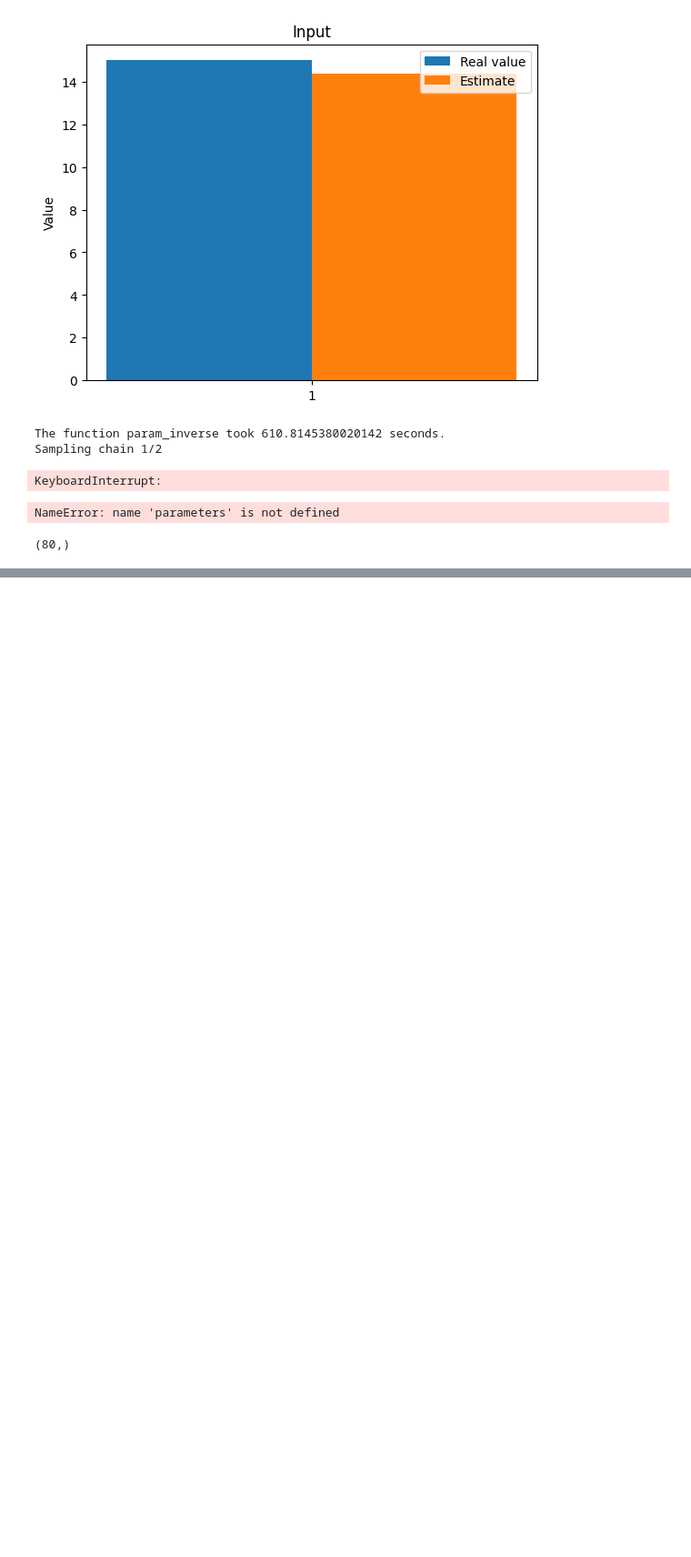
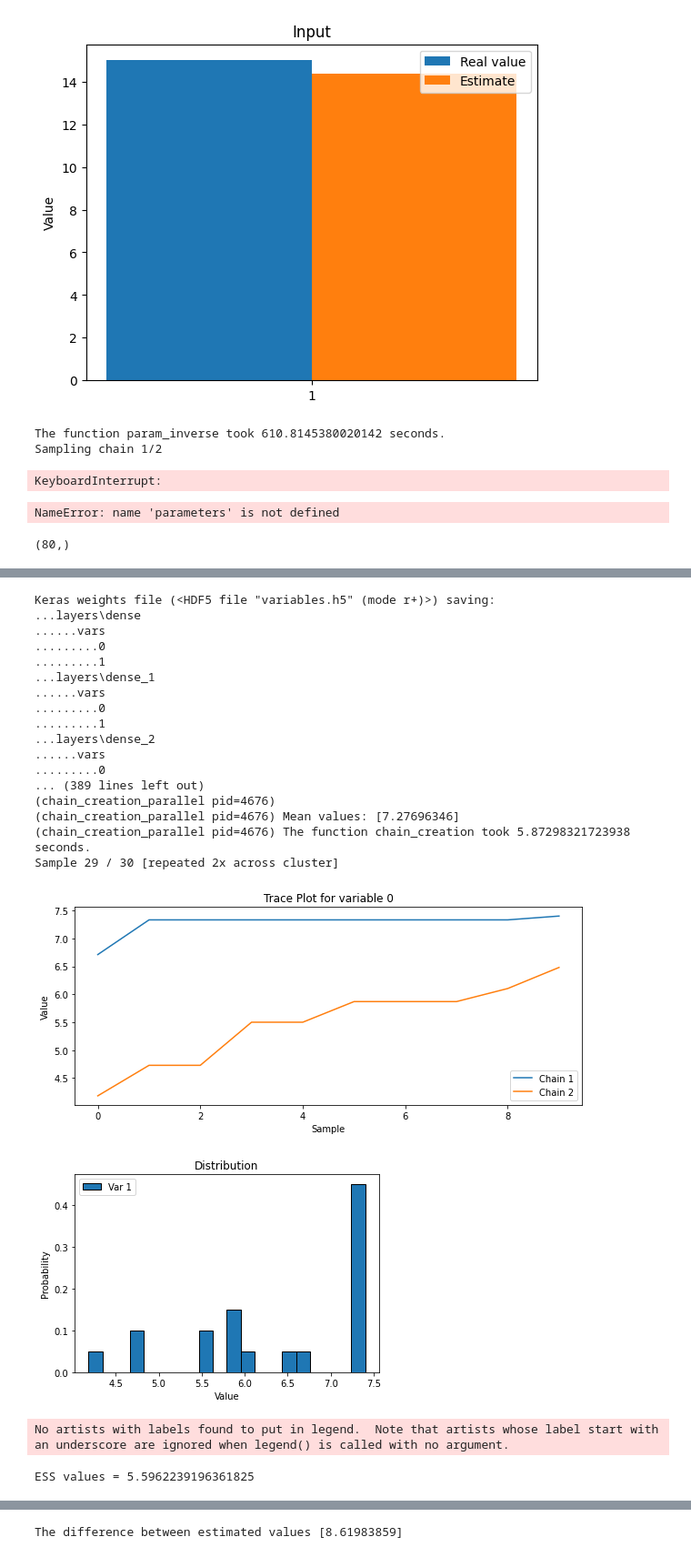
Before and after one commit to Jackmos/Multi-Fidelity-MCMC-methods, a Jupyter notebook: PACS_project2/prova_1d/tester.ipynb, the cells around one changed output, grey strips where cells are left out. Shown at 91% size. Drawn from its saved outputs; the diff is of its cells as text; code cells hidden in the pictures; blank space fills up the shorter version.

```diff
--- a/PACS_project2/prova_1d/tester.ipynb
+++ b/PACS_project2/prova_1d/tester.ipynb
@@ -864,0 +1008,79 @@ algo = "MH"
+# %%
+# Define inputs
+mean_prior = np.array([7.])
+cov_prior = np.diag([1.])
+Yhf = data["Yhf"]
+sd_noise = [0.1,0.05]
+N = 30
+burn_in = 20
+number_chains = 2
+algo = "MH"
+x_real = np.array([15.])
+proposal_sd = [4.,2.]
+adapt = True
+n_data = [50,30]
+
+
+module_directory = os.path.abspath(os.path.join('..', 'utils'))
+
+# Add the 'utils' directory containing Structure2.py to the PYTHONPATH
+os.environ['PYTHONPATH'] = module_directory
+sys.path.append(module_directory)
+
+x_data=  np.linspace(0., 5., n_data[0]).reshape(-1, 1)  # Generate evaluation times
+nearest_x, y_obs = process_data(data["xhf"], x_real, x_data, Yhf)
+
+# estimates = final_model.inverse_cuqi(
+#     mean_prior=mean_prior,
+#     x_real=x_real,
+#     y_obs=y_obs,
+#     N=N,
+#     burn_in=burn_in,
+#     cov_prior=cov_prior,
+#     sd_noise=sd_noise,
+#     adapt=adapt,
+#     scale=proposal_sd,
+#     proposal_sd=proposal_sd,
+#     number_chains=number_chains,
+#     algo=algo,
+#     x_data=x_data
+# )
+estimates=run_simulation_cuqi(data,
+    mean_prior,
+    x_real,
+    N,
+    burn_in,
+    cov_prior,
+    sd_noise,
+    adapt,
+
+    proposal_sd,
+    number_chains,
+    algo,
+    x_data,
+    n_data,
+    final_model,
+    parallel=True
+)
+# %% [output]
+Keras weights file (<HDF5 file "variables.h5" (mode r+)>) saving:
+...layers\dense
+......vars
+.........0
+.........1
+...layers\dense_1
+......vars
+.........0
+.........1
+...layers\dense_2
+......vars
+.........0
+... (389 lines left out)
+(chain_creation_parallel pid=4676)
+(chain_creation_parallel pid=4676) Mean values: [7.27696346]
+(chain_creation_parallel pid=4676) The function chain_creation took 5.87298321723938 seconds.
+Sample 29 / 30 [repeated 2x across cluster]
+[figure, added]
+[figure, added]
+No artists with labels found to put in legend.  Note that artists whose label start with an underscore are ignored when legend() is called with no argument.
+ESS values = 5.5962239196361825
@@ -864,0 +1088 @@ algo = "MH"
+The difference between estimated values [8.61983859]
```
Also changed, not shown: parts of 16 cells of this notebook, 6 other files.
